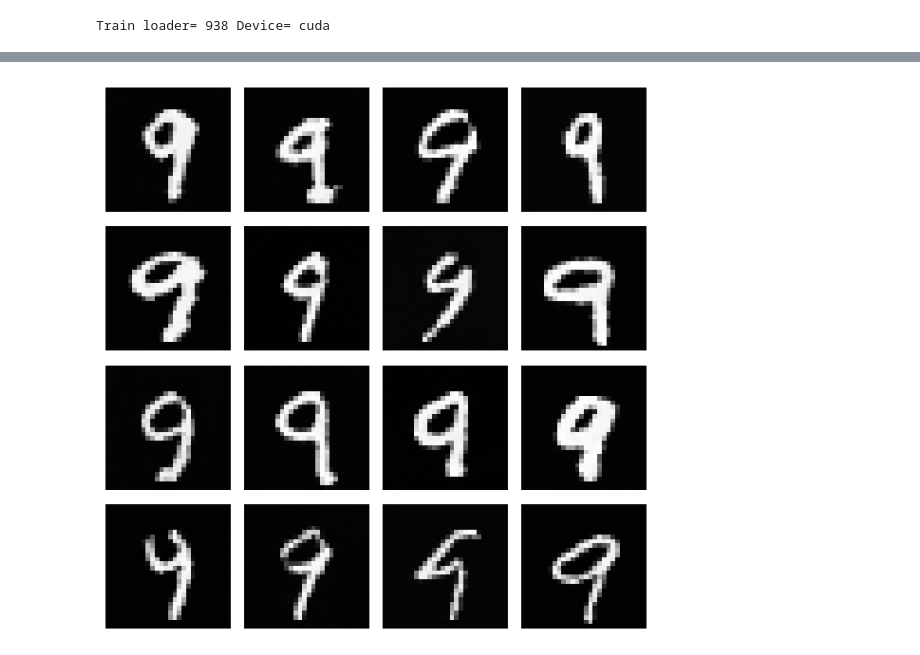
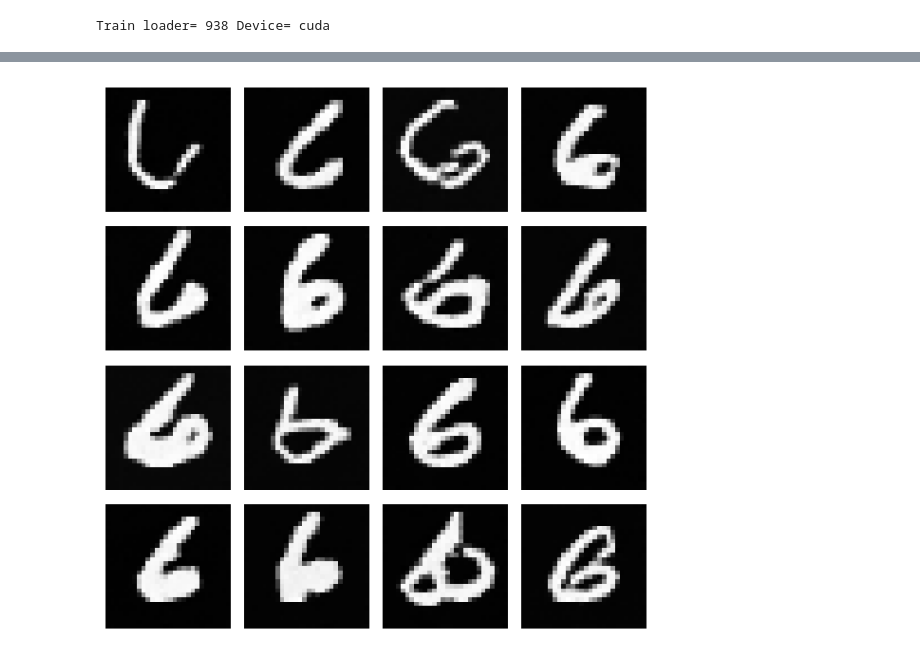
Before and after one commit to xiaoylu/genai_category, a Jupyter notebook: diffusion/diffusion_mnist.ipynb, the cells around one changed output, grey strips where cells are left out. Cells and saved outputs as stored; diff of their text form; code cells hidden in the pictures.

```diff
--- a/diffusion/diffusion_mnist.ipynb
+++ b/diffusion/diffusion_mnist.ipynb
@@ -10,11 +10,12 @@ from tqdm import tqdm
 
 transform = transforms.Compose([
     transforms.ToTensor(),           # Convert PIL image to tensor
-    transforms.Normalize((0.,), (0.5,))  # Normalize grayscale values to [-1, 1] if desired
+    transforms.Normalize((0.5,), (0.5,))  # Normalize to [-1, 1]
 ])
 
 mnist_train = MNIST(root='./data', train=True, transform=transform, download=True)
 
+# If trained with only one pattern (ie. same digit), the output will also be this pattern.
 # mnist_train = Subset(mnist_train, torch.where(mnist_train.targets == 9)[0])
 
 train_loader = DataLoader(
@@ -33,6 +34,7 @@ betas = torch.linspace(1e-4, 0.02, T)  # example linear schedule
 alphas = 1.0 - betas
 alphas_cumprod = torch.cumprod(alphas, dim=0).to(device)
 # %%
+# UNet with additional time and condition inputs.
 class DoubleConv(nn.Module):
     def __init__(self, in_channels, out_channels, mid_channels=None):
         super().__init__()
@@ -114,6 +116,10 @@ class UNet(nn.Module):
         self.c_embed1 = EmbeddedFC(10, 256)
         self.c_embed2 = EmbeddedFC(10, 128)
 
+        # shift the guassian mean away from 0 where relu does not have a smooth gradient.
+        self.shift_mu = -0.05
+        self.shift_variance = 0.1
+
     def forward(self, x, t, c):
         # x=[B,n_channel,H,W]
         # t=[B,1]
@@ -135,6 +141,7 @@ class UNet(nn.Module):
         c2 = c2.view(-1, 128, 1, 1).expand(-1, 128, x.shape[-2], x.shape[-1]) # out=[B, 256, H/4, W/4]
         x = self.up2(x * c2 + t2, x1) # out=[B, 64, H, W]
         logits = self.outc(x) # out=[B, n_channel, H, W]
+        logits = logits * self.shift_variance + self.shift_mu
         return logits
 # %%
 import torch.optim as optim
@@ -143,7 +150,7 @@ model = UNet(n_channels=1).to(device)
 optimizer = optim.Adam(model.parameters(), lr=1e-3)
 mse_loss = nn.MSELoss()
 # %%
-num_epochs = 20
+num_epochs = 5
 for epoch in range(num_epochs):
     running_loss = 0
     for batch_idx, (x0, c) in enumerate(train_loader):
@@ -226,21 +226,21 @@ def sample(model, T, shape, number_used_as_condition_embedding = 3):
     return x
 
 # Generate new samples
-NUMBER_TO_GENERATE = 9
+NUMBER_TO_GENERATE = 6
 samples = sample(model, T, shape=(16, 1, 28, 28), number_used_as_condition_embedding = NUMBER_TO_GENERATE).cpu().numpy()
 # %%
 import matplotlib.pyplot as plt
 
 fig, axes = plt.subplots(4, 4, figsize=(6, 6))
 for i, ax in enumerate(axes.flat):
     # Each sample is shape [1, 28, 28], so we take the first channel
     img = samples[i][0]
     # Rescale the image values from normalization range if needed (e.g., from [-1,1] to [0,1])
-    img = (img + 1) / 2
+    img = (img + 1.) / 2.
     ax.imshow(img, cmap='gray')
     ax.axis('off')
 
 plt.tight_layout()
 plt.show()
 # %% [output]
-[figure, old version]
+[figure, new version]
```
Also changed, not shown: parts of 1 cell of this notebook, 2 other files.
